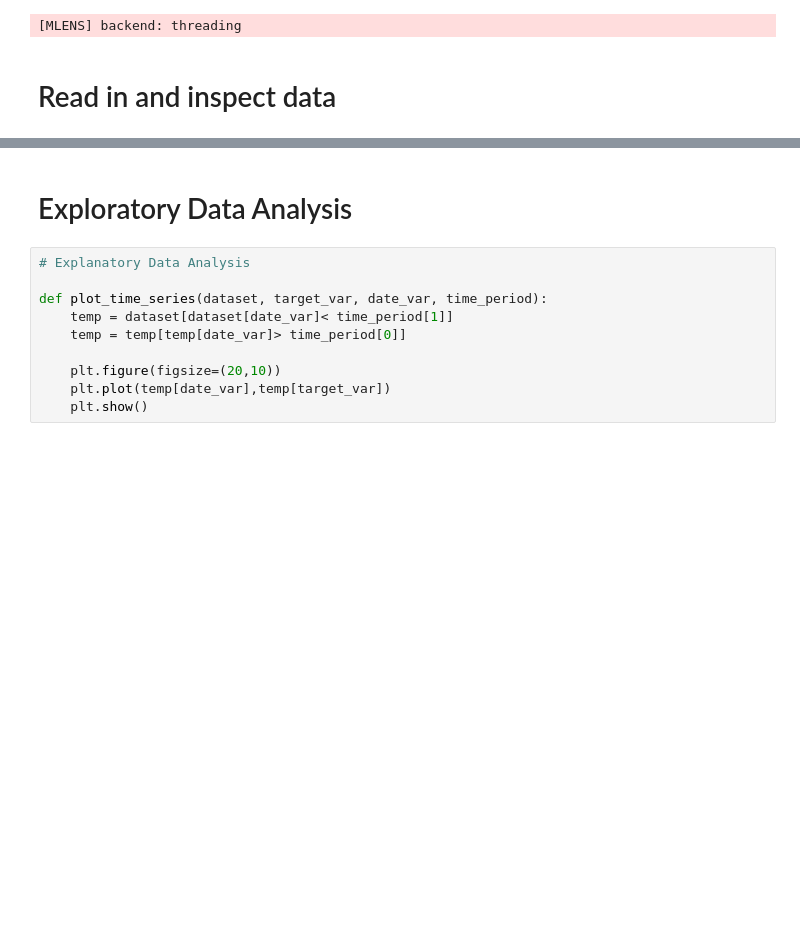
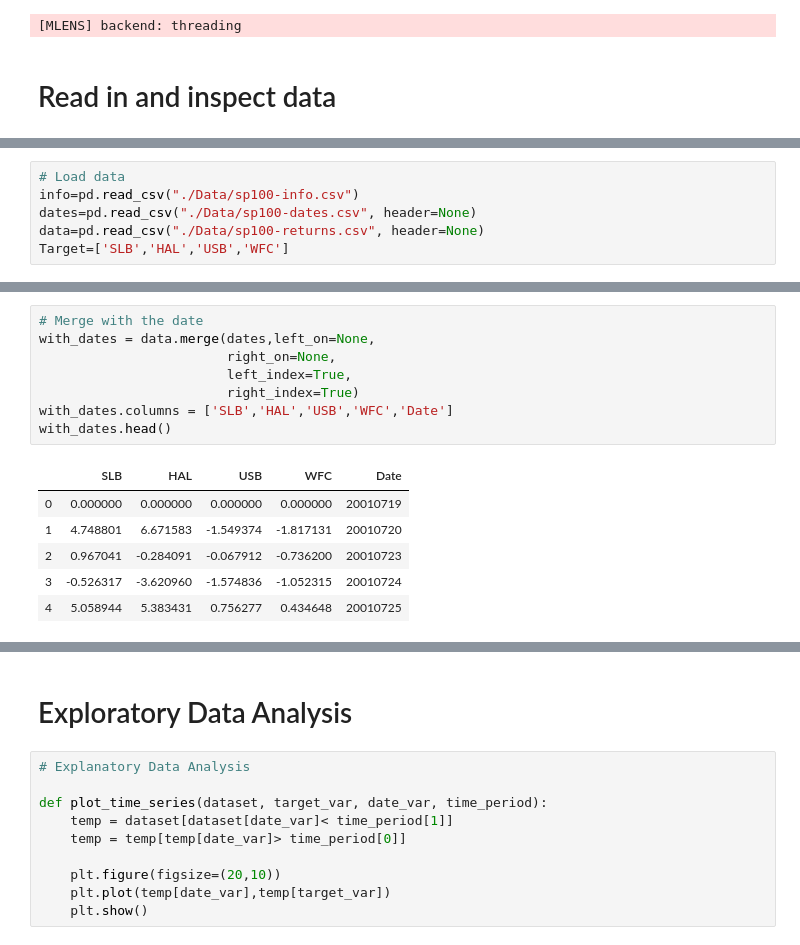
Before and after one commit to paparon96/CML_Hackathon, a Jupyter notebook: Hackathon_TeamAPap_vAron.ipynb, the cells around one changed output, grey strips where cells are left out. Cells and saved outputs as stored; diff of their text form; blank space fills up the shorter version.

```diff
--- a/Hackathon_TeamAPap_vAron.ipynb
+++ b/Hackathon_TeamAPap_vAron.ipynb
@@ -113,2 +103,8 @@ max    1.000000e+00   1.000000e+00
+# %%
+# Load data
+info=pd.read_csv("./Data/sp100-info.csv")
+dates=pd.read_csv("./Data/sp100-dates.csv", header=None)
+data=pd.read_csv("./Data/sp100-returns.csv", header=None)
+Target=['SLB','HAL','USB','WFC']
 # %%
 # Filter dataset for a given store
@@ -133,0 +156,15 @@ print(dataset.shape)
+# %%
+# Merge with the date
+with_dates = data.merge(dates,left_on=None,
+                        right_on=None,
+                        left_index=True,
+                        right_index=True)
+with_dates.columns = ['SLB','HAL','USB','WFC','Date']
+with_dates.head()
+# %% [output]
+|  | SLB | HAL | USB | WFC | Date |
+| 0 | 0.000000 | 0.000000 | 0.000000 | 0.000000 | 20010719 |
+| 1 | 4.748801 | 6.671583 | -1.549374 | -1.817131 | 20010720 |
+| 2 | 0.967041 | -0.284091 | -0.067912 | -0.736200 | 20010723 |
+| 3 | -0.526317 | -3.620960 | -1.574836 | -1.052315 | 20010724 |
+| 4 | 5.058944 | 5.383431 | 0.756277 | 0.434648 | 20010725 |
```
Also changed, not shown: parts of 28 cells of this notebook, 1 other file.
